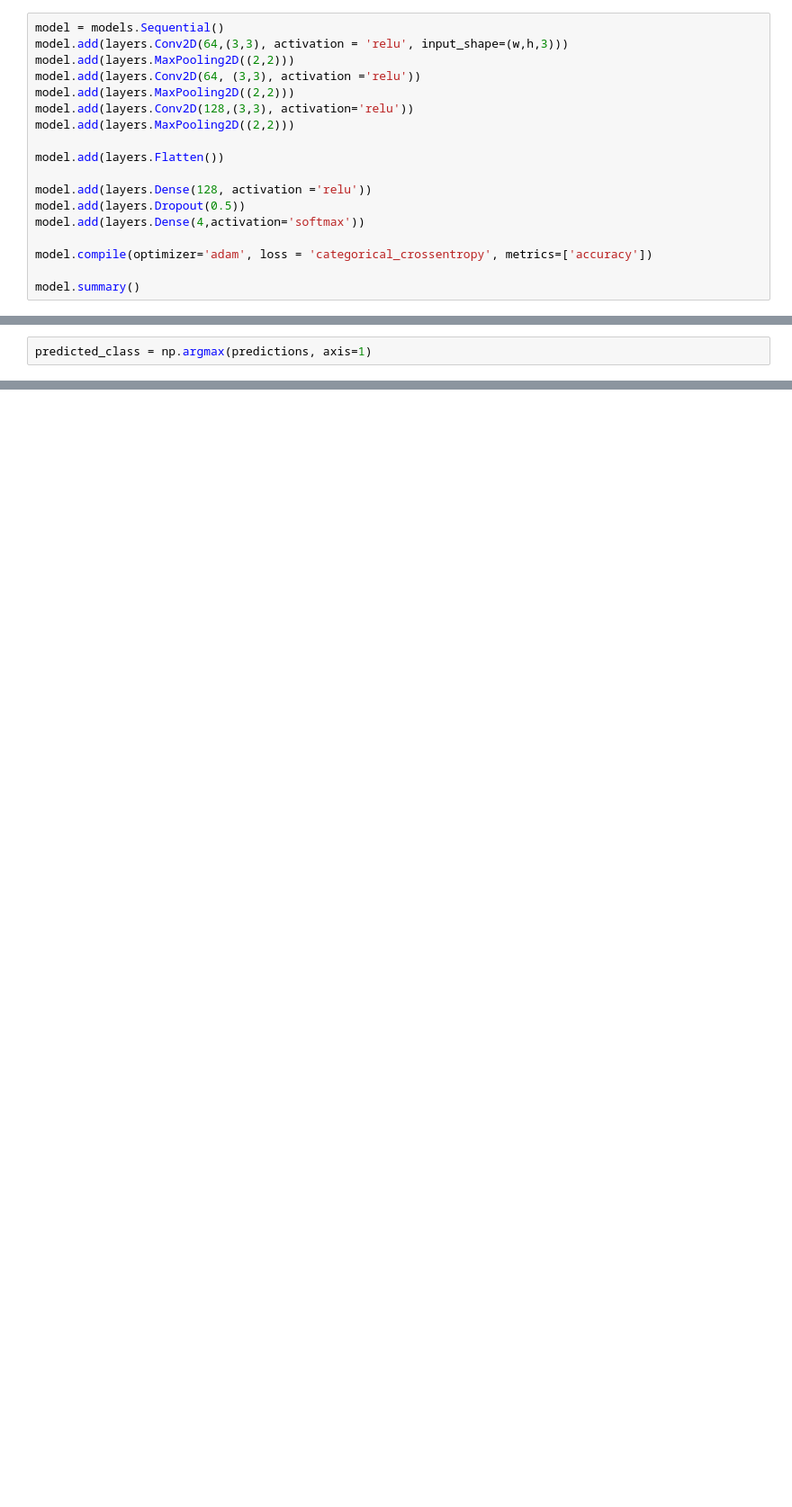
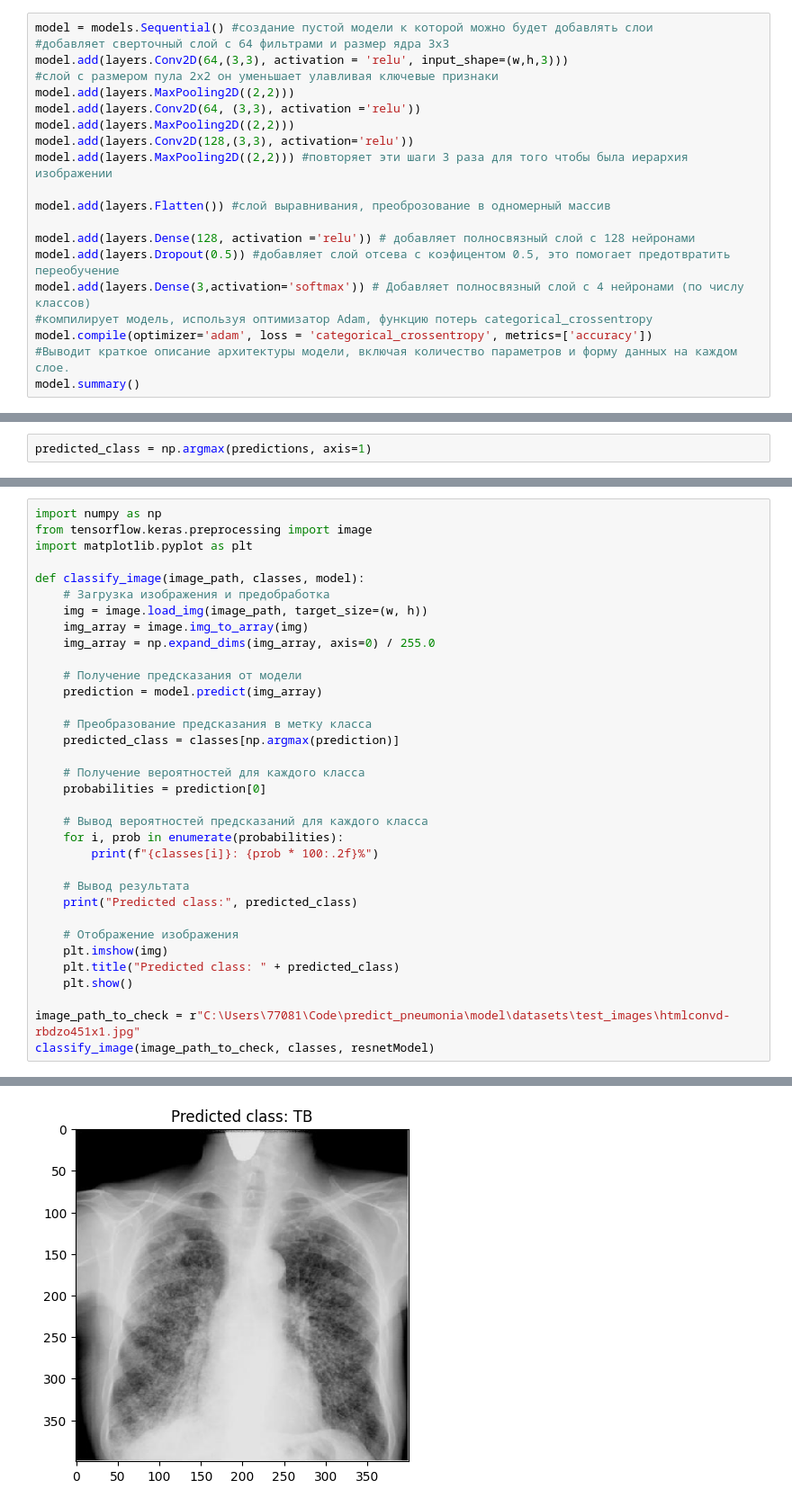
Before and after one commit to QamalMaqsat/Deep_learning, a Jupyter notebook: predict_pneumonia_and_tb.ipynb, the cells around one changed output, grey strips where cells are left out. Shown: that part at 90% size. Saved outputs shown, nothing was run; the diff lists cells and outputs as text; blank space fills up the shorter version.

```diff
--- a/predict_pneumonia_and_tb.ipynb
+++ b/predict_pneumonia_and_tb.ipynb
@@ -92,21 +90,23 @@ train_dataset.image_shape
 # %% [output]
 (400, 400, 3)
 # %%
-model = models.Sequential()
+model = models.Sequential() #создание пустой модели к которой можно будет добавлять слои
+#добавляет сверточный слой с 64 фильтрами и размер ядра 3x3
 model.add(layers.Conv2D(64,(3,3), activation = 'relu', input_shape=(w,h,3)))
+#слой с размером пула 2х2 он уменьшает улавливая ключевые признаки
 model.add(layers.MaxPooling2D((2,2)))
 model.add(layers.Conv2D(64, (3,3), activation ='relu'))
 model.add(layers.MaxPooling2D((2,2)))
 model.add(layers.Conv2D(128,(3,3), activation='relu'))
-model.add(layers.MaxPooling2D((2,2)))
+model.add(layers.MaxPooling2D((2,2))) #повторяет эти шаги 3 раза для того чтобы была иерархия изображении
 
-model.add(layers.Flatten())
+model.add(layers.Flatten()) #слой выравнивания, преоброзование в одномерный массив
 
-model.add(layers.Dense(128, activation ='relu'))
-model.add(layers.Dropout(0.5))
-model.add(layers.Dense(4,activation='softmax'))
-
+model.add(layers.Dense(128, activation ='relu')) # добавляет полносвязный слой с 128 нейронами
+model.add(layers.Dropout(0.5)) #добавляет слой отсева с коэфицентом 0.5, это помогает предотвратить переобучение
+model.add(layers.Dense(3,activation='softmax')) # Добавляет полносвязный слой с 4 нейронами (по числу классов)
+#компилирует модель, используя оптимизатор Adam, функцию потерь categorical_crossentropy
 model.compile(optimizer='adam', loss = 'categorical_crossentropy', metrics=['accuracy'])
-
+#Выводит краткое описание архитектуры модели, включая количество параметров и форму данных на каждом слое.
 model.summary()
 # %% [output]
@@ -314,0 +339,35 @@ Predicted class: COVID19
+# %%
+import numpy as np
+from tensorflow.keras.preprocessing import image
+import matplotlib.pyplot as plt
+
+def classify_image(image_path, classes, model):
+    # Загрузка изображения и предобработка
+    img = image.load_img(image_path, target_size=(w, h))
+    img_array = image.img_to_array(img)
+    img_array = np.expand_dims(img_array, axis=0) / 255.0
+
+    # Получение предсказания от модели
+    prediction = model.predict(img_array)
+
+    # Преобразование предсказания в метку класса
+    predicted_class = classes[np.argmax(prediction)]
+
+    # Получение вероятностей для каждого класса
+    probabilities = prediction[0]
+
+    # Вывод вероятностей предсказаний для каждого класса
+    for i, prob in enumerate(probabilities):
+        print(f"{classes[i]}: {prob * 100:.2f}%")
+
+    # Вывод результата
+    print("Predicted class:", predicted_class)
+
+    # Отображение изображения
+    plt.imshow(img)
+    plt.title("Predicted class: " + predicted_class)
+    plt.show()
+
+image_path_to_check = r"C:\Users\77081\Code\predict_pneumonia\model\datasets\test_images\htmlconvd-rbdzo451x1.jpg"
+classify_image(image_path_to_check, classes, resnetModel)
+# %% [output]
@@ -314,0 +379 @@ Predicted class: COVID19
+[figure, added]
```
Also changed, not shown: parts of 18 cells of this notebook.
